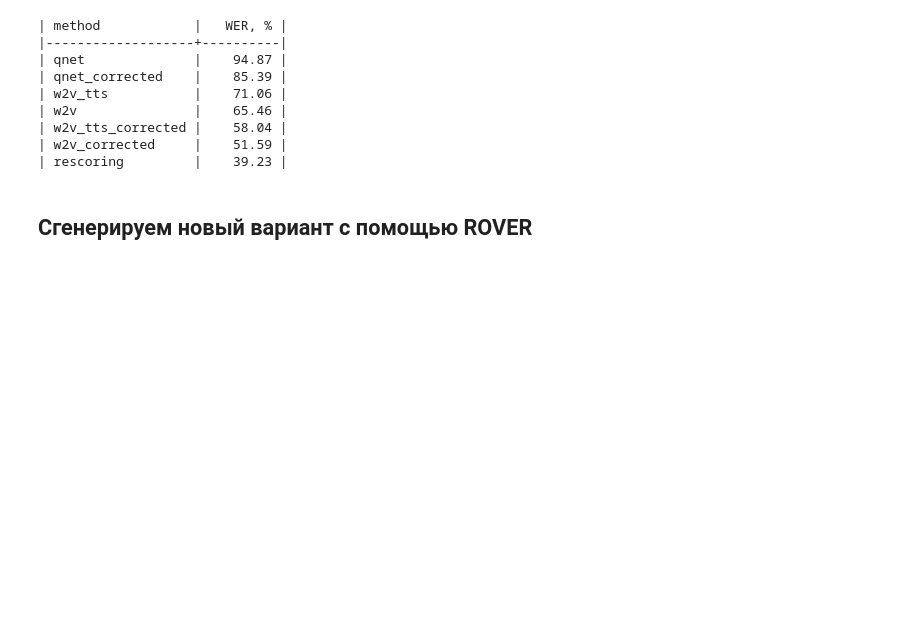
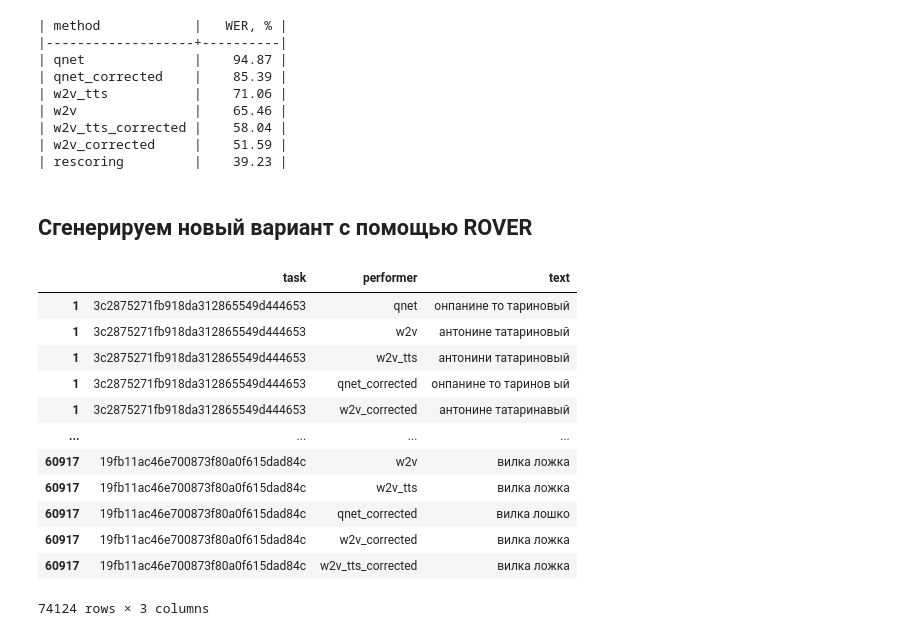
Before and after one commit to ladudin/HW-ClassicML, a Jupyter notebook: lecture08/hw6_done.ipynb, the cells around one changed output. Saved outputs shown, nothing was run; the diff lists cells and outputs as text; code cells hidden in the pictures; blank space fills up the shorter version.

```diff
--- a/lecture08/hw6_done.ipynb
+++ b/lecture08/hw6_done.ipynb
@@ -833,3 +833,42 @@ method2wer
 | rescoring         |    39.23 |
 # %% [markdown]
 ## Сгенерируем новый вариант с помощью ROVER
+# %%
+def get_rover_df(
+    df: pd.DataFrame, model_cols: List[str], tmp_col: str = "__tmp"
+) -> pd.DataFrame:
+    rover_df = df.copy()
+
+    if "text" in rover_df.columns:
+        rover_df.drop("text", axis=1, inplace=True)
+
+    rover_df[tmp_col] = rover_df.apply(
+        lambda row: [(model, row[model]) for model in model_cols], axis=1
+    )
+
+    rover_df = rover_df.drop(model_cols, axis=1).explode(tmp_col)
+
+    return pd.DataFrame(
+        {
+            "task": rover_df["task"],
+            "performer": rover_df[tmp_col].apply(lambda x: x[0]),
+            "text": rover_df[tmp_col].apply(lambda x: x[1]),
+        }
+    )
+# %%
+val_rover_df = get_rover_df(val_df, model_cols=MODEL_LIST)
+val_rover_df
+# %% [output]
+|  | task | performer | text |
+| 1 | 3c2875271fb918da312865549d444653 | qnet | онпанине то тариновый |
+| 1 | 3c2875271fb918da312865549d444653 | w2v | антонине татариновый |
+| 1 | 3c2875271fb918da312865549d444653 | w2v_tts | антонини татариновый |
+| 1 | 3c2875271fb918da312865549d444653 | qnet_corrected | онпанине то таринов ый |
+| 1 | 3c2875271fb918da312865549d444653 | w2v_corrected | антонине татаринавый |
+| ... | ... | ... | ... |
+| 60917 | 19fb11ac46e700873f80a0f615dad84c | w2v | вилка ложка |
+| 60917 | 19fb11ac46e700873f80a0f615dad84c | w2v_tts | вилка ложка |
+| 60917 | 19fb11ac46e700873f80a0f615dad84c | qnet_corrected | вилка лошко |
+| 60917 | 19fb11ac46e700873f80a0f615dad84c | w2v_corrected | вилка ложка |
+| 60917 | 19fb11ac46e700873f80a0f615dad84c | w2v_tts_corrected | вилка ложка |
+74124 rows × 3 columns
```
Also changed, not shown: parts of 8 cells of this notebook.
